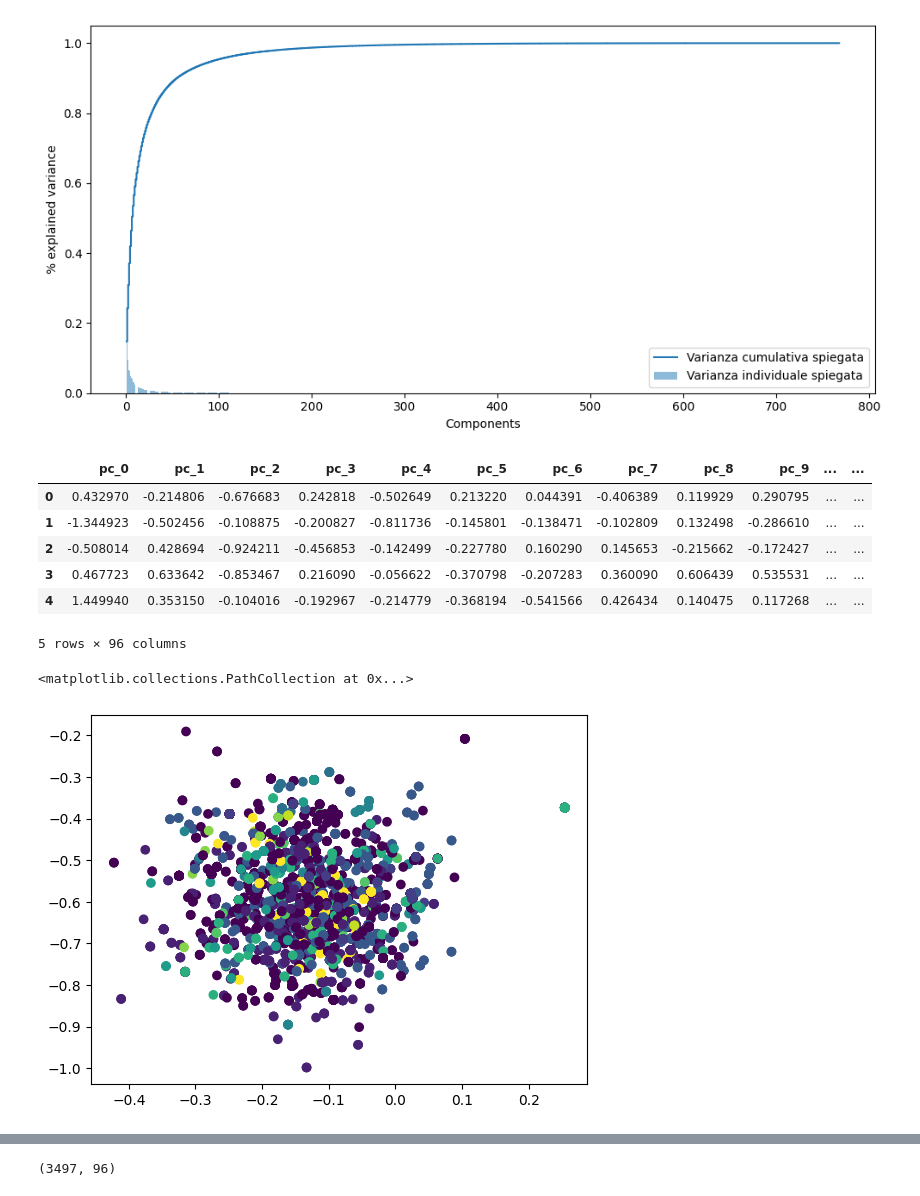
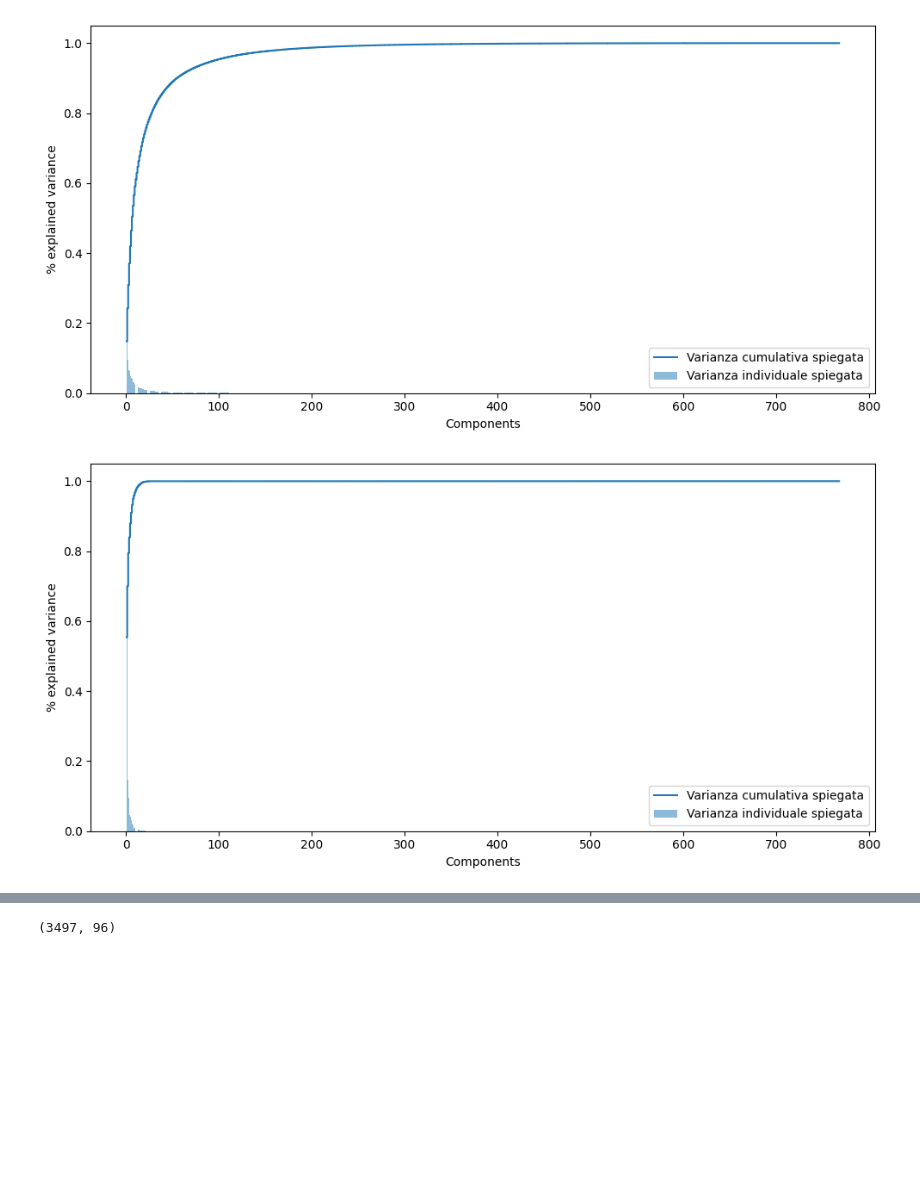
Before and after one commit to williambiondi/RecommenderGS, a Jupyter notebook: recommenderGranSasso.ipynb, the cells around one changed output, grey strips where cells are left out. Drawn from its saved outputs; the diff is of its cells as text; code cells hidden in the pictures; blank space fills up the shorter version.

```diff
--- a/recommenderGranSasso.ipynb
+++ b/recommenderGranSasso.ipynb
@@ -93,0 +276,19 @@ df_embeddings.head()
+# %%
+items['Composition'] = items['Composition'].astype(str)
+gender_lookup = StringLookup()
+collection_lookup = StringLookup()
+composition_lookup = StringLookup()
+
+gender_lookup.adapt(items['Gender'])
+collection_lookup.adapt(items['Collection'])
+composition_lookup.adapt(items['Composition'])
+
+items['Gender_encoded'] = gender_lookup(items['Gender'])
+items['Collection_encoded'] = collection_lookup(items['Collection'])
+items['Composition_encoded'] = composition_lookup(items['Composition'])
+# %%
+df_embeddings['ItemId'] = items['ItemId']
+df_category_embeddings['ItemId'] = items['ItemId']
+full_items = items.merge(df_embeddings, on='ItemId')
+full_items = full_items.merge(df_category_embeddings, on='ItemId')
+df_full = full_items.merge(purchases, on='ItemId')
@@ -120,0 +510,19 @@ df_reduced = pd.DataFrame(reduced, columns = [f"pc_{i}" for i in range(reduced.s
+# %%
+pca = PCA()
+pca.fit(df_category_embeddings)
+
+explained = pca.explained_variance_ratio_
+cumulative = np.cumsum(explained)
+
+n_components = np.where(cumulative>=0.95)[0][0]+1
+
+plt.figure(figsize=(10, 5))
+plt.bar(range(1, len(explained) + 1), explained, alpha=0.5, align='center', label='Varianza individuale spiegata')
+plt.step(range(1, len(cumulative) + 1), cumulative, where='mid', label='Varianza cumulativa spiegata')
+plt.ylabel('% explained variance')
+plt.xlabel('Components')
+plt.legend(loc='best')
+plt.tight_layout()
+plt.show()
+# %% [output]
+[figure, added]
@@ -123,15 +534,0 @@ df_reduced['ItemId'] = items['ItemId']
-# %%
-df_reduced.head()
-# %% [output]
-|  | pc_0 | pc_1 | pc_2 | pc_3 | pc_4 | pc_5 | pc_6 | pc_7 | pc_8 | pc_9 | ... | ... |
-| 0 | 0.432970 | -0.214806 | -0.676683 | 0.242818 | -0.502649 | 0.213220 | 0.044391 | -0.406389 | 0.119929 | 0.290795 | ... | ... |
-| 1 | -1.344923 | -0.502456 | -0.108875 | -0.200827 | -0.811736 | -0.145801 | -0.138471 | -0.102809 | 0.132498 | -0.286610 | ... | ... |
-| 2 | -0.508014 | 0.428694 | -0.924211 | -0.456853 | -0.142499 | -0.227780 | 0.160290 | 0.145653 | -0.215662 | -0.172427 | ... | ... |
-| 3 | 0.467723 | 0.633642 | -0.853467 | 0.216090 | -0.056622 | -0.370798 | -0.207283 | 0.360090 | 0.606439 | 0.535531 | ... | ... |
-| 4 | 1.449940 | 0.353150 | -0.104016 | -0.192967 | -0.214779 | -0.368194 | -0.541566 | 0.426434 | 0.140475 | 0.117268 | ... | ... |
-5 rows × 96 columns
-# %%
-plt.scatter(df_embeddings.iloc[:,0], df_embeddings.iloc[:,1], c =c)
-# %% [output]
-<matplotlib.collections.PathCollection at 0x...>
-[figure, removed]
```
Also changed, not shown: parts of 98 cells of this notebook.
